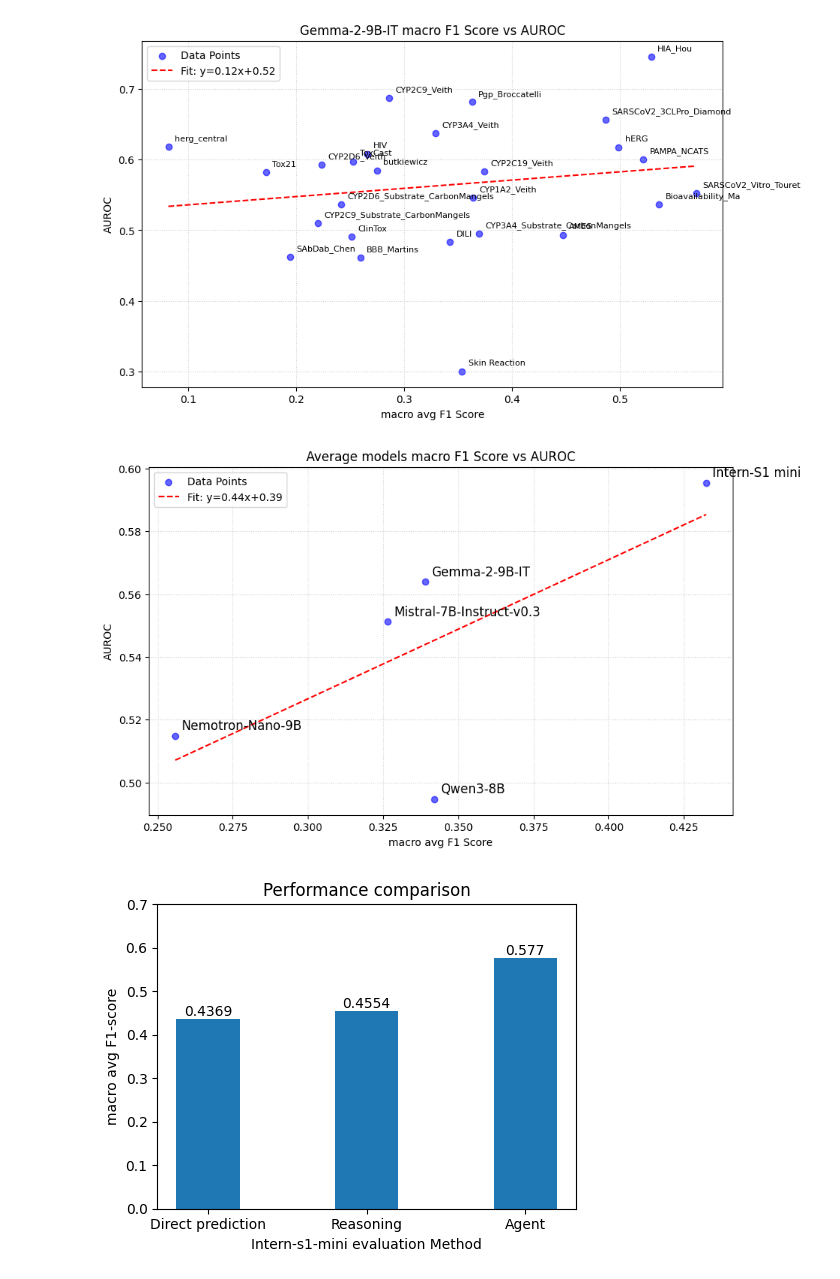
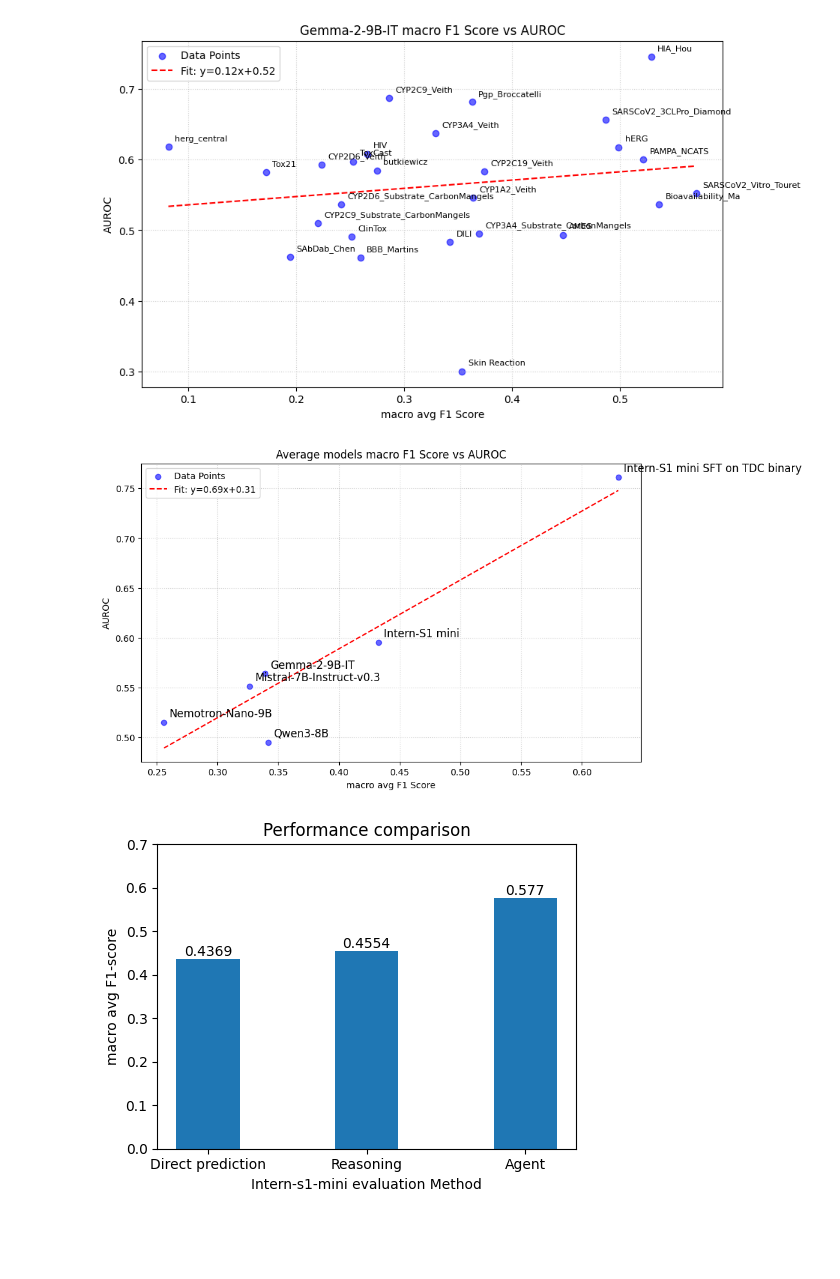
Before and after one commit to DragonDescentZerotsu/Intern-S1-recipe, a Jupyter notebook: playground.ipynb, the cells around one changed output. Cells and saved outputs as stored; diff of their text form; code cells hidden in the pictures; blank space fills up the shorter version.

```diff
--- a/playground.ipynb
+++ b/playground.ipynb
@@ -1718,7 +1718,8 @@ AUROC = [
     0.5148,
     0.5512,
     0.5955,
-    0.5639
+    0.5639,
+    0.7614
 ]
 
 F1 = [
@@ -1726,7 +1727,8 @@ F1 = [
     0.2559,
     0.3266,
     0.4324,
-    0.3389
+    0.3389,
+    0.6301
 ]
 
 Model_name = [
@@ -1734,7 +1736,8 @@ Model_name = [
     'Nemotron-Nano-9B',
     'Mistral-7B-Instruct-v0.3',
     'Intern-S1 mini',
-    'Gemma-2-9B-IT'
+    'Gemma-2-9B-IT',
+    'Intern-S1 mini SFT on all TDC binary',
 ]
 
 # 线性拟合 (1次多项式)
@@ -1744,34 +1747,34 @@ xs = np.linspace(min(F1), max(F1), 100)
 ys = polynomial(xs)
 
 # 绘图
 plt.figure(figsize=(10, 6))
 plt.scatter(F1, AUROC, color='blue', label='Data Points', alpha=0.6)
 
 # ✅ 给每个点加上模型名字标注
 for x, y, name in zip(F1, AUROC, Model_name):
     plt.annotate(
         name,
         (x, y),
         textcoords="offset points",
         xytext=(6, 6),   # 文字偏移，避免盖住点
         ha='left',
         fontsize=12
     )
 
 plt.plot(xs, ys, color='red', linestyle='--',
          label=f'Fit: y={coefficients[0]:.2f}x+{coefficients[1]:.2f}')
 
 # 设置标签和标题
 plt.xlabel('macro avg F1 Score')
 plt.ylabel('AUROC')
 plt.title('Average models macro F1 Score vs AUROC')
 plt.legend()
 plt.grid(True, linestyle=':', alpha=0.6)
 
 # 显示图片
 plt.show()
 # %% [output]
-[figure, old version]
+[figure, new version]
 # %%
 import matplotlib.pyplot as plt
 
```
